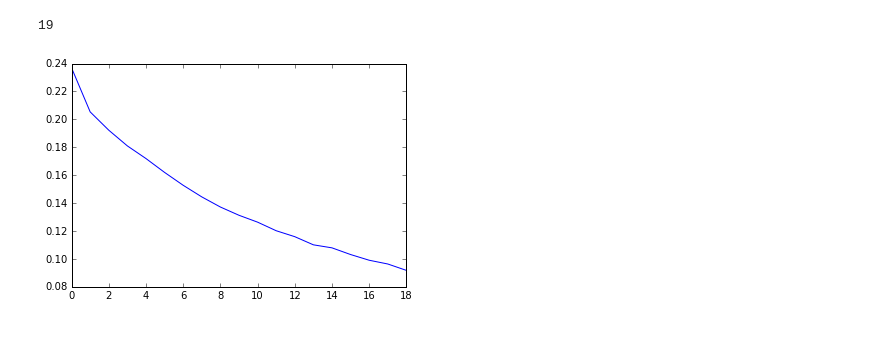
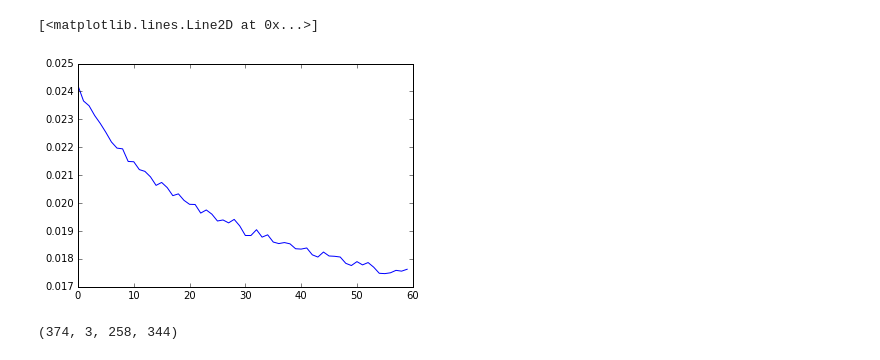
Before and after one commit to sebastian-schlecht/deep_graph, a Jupyter notebook: experiments/eval.ipynb, the cells around one changed output. Cells and saved outputs as stored; diff of their text form; code cells hidden in the pictures.

Commit message:
VNET v2 final experiment

```diff
--- a/experiments/eval.ipynb
+++ b/experiments/eval.ipynb
@@ -4,10 +4,10 @@ import six.moves.cPickle as pickle
 import numpy as np
 import matplotlib.pyplot as plt
 # %%
-def collect_losses(files):
+def collect_losses(files, type):
     l = []
     for f in files:
         p = pickle.load(open(f, "rb"))
-        ls = np.array([s["loss"] for s in p["train"]])
+        ls = np.array([s["loss"] for s in p[type]])
         l.append(ls)
     return np.concatenate(l)
@@ -25,0 +14,31 @@ for x in range(len(losses) // N):
+# %%
+
+dump_files = [
+             '/media/data/depth_models/vnet2_logloss_tmp_loss.pkl',
+             '/media/data/depth_models/vnet2_logloss_step_1_tmp_loss.pkl']
+losses = collect_losses(dump_files,"train")
+# Epoch-wise mean
+N = 1000
+print "Total number of train iters: %i" % len(losses)
+if len(losses) < 2*N:
+    print "Warning: Less than two epochs of training."
+nn  = np.zeros((len(losses) // N))
+for x in range(len(losses) // N):
+    nn[x] = losses[x*N:(x+1)*N].mean()
+
+losses = collect_losses(dump_files,"val")
+# Epoch-wise mean
+X = 2
+print "Total number of val iters: %i" % len(losses)
+if len(losses) < 2*X:
+    print "Warning: Less than two epochs of training."
+nl  = np.zeros((len(losses) // X))
+for x in range(len(losses) // X):
+    nl[x] = losses[x*X:(x+1)*X].mean()
+
+print "Train Loss (RED) (smoothed over %i iterations)" % N
+print "Validation Loss (BLUE) (smoothed over %i iterations)" % X
+x1 = np.arange(len(nn))
+x2 = np.arange(len(nl))
+plt.plot(x1, nn,'r-',x2, nl, 'b-')
+plt.show()
@@ -26,7 +51,15 @@ for x in range(len(losses) // N):
 # %%
-plt.plot(nn)
-print len(nn)
-plt.show()
+plt.plot(nn[90:])
 # %% [output]
-19
+[<matplotlib.lines.Line2D at 0x...>]
-[figure, old version]
+[figure, new version]
+# %%
+import h5py, numpy as np
+f = h5py.File("/media/data/depth_data/nyu_depth_combined_vnet2.hdf5")
+b = int(f["images"].shape[0] * 0.9)
+images = np.array(f["images"][b:])
+depths = np.array(f["depths"][b:])
+print images.shape
+mean = np.load("/media/data/depth_data/nyu_depth_combined_vnet2.npy")
+# %% [output]
+(374, 3, 258, 344)
```
Also changed, not shown: parts of 3 cells of this notebook, 3 other files.
